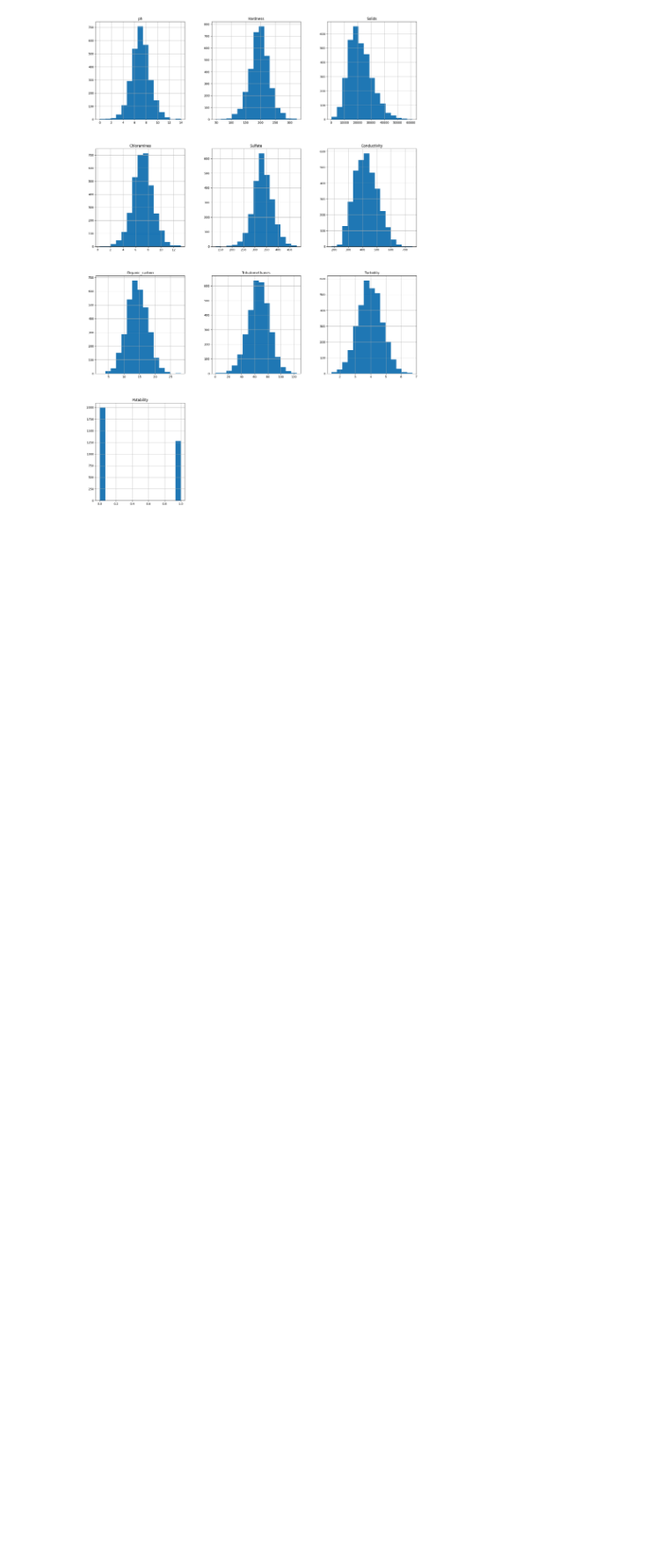
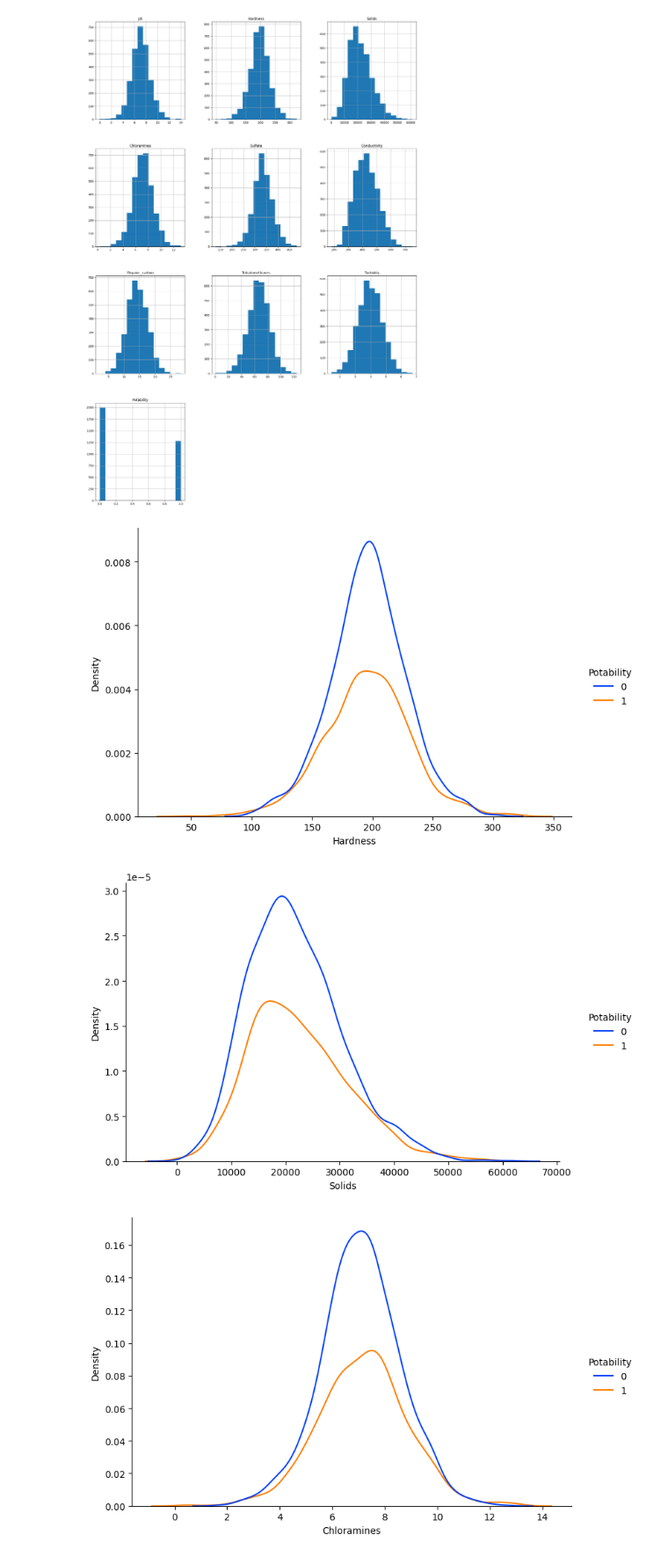
Before and after one commit to opon13/Drinking-water-potability-analysis-in-Python, a Jupyter notebook: Notebook.ipynb, the cells around one changed output. Shown at 88% size. Cells and saved outputs as stored; diff of their text form; code cells hidden in the pictures; blank space fills up the shorter version.

```diff
--- a/Notebook.ipynb
+++ b/Notebook.ipynb
@@ -61,3 +61,15 @@ water.hist(bins=15,figsize=(20,30))
 plt.show()
 # %% [output]
 [figure]
+# %%
+colwater=water.columns
+colwater=colwater[1:9]
+# %%
+for  i in colwater:
+    sns.displot(data=water, x=i,hue='Potability', kind='kde',
+    palette=sns.color_palette('bright')[:3],height=4, aspect=1.5)
+    plt.show()
+# %% [output]
+[figure, added]
+[figure, added]
+[figure, added]
```
Also changed, not shown: parts of 1 cell of this notebook.
